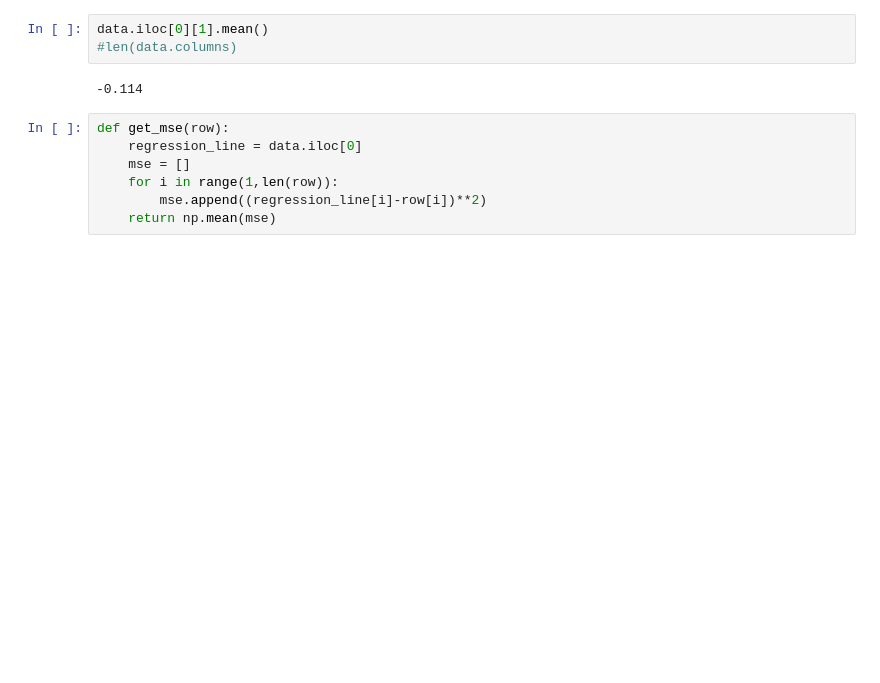
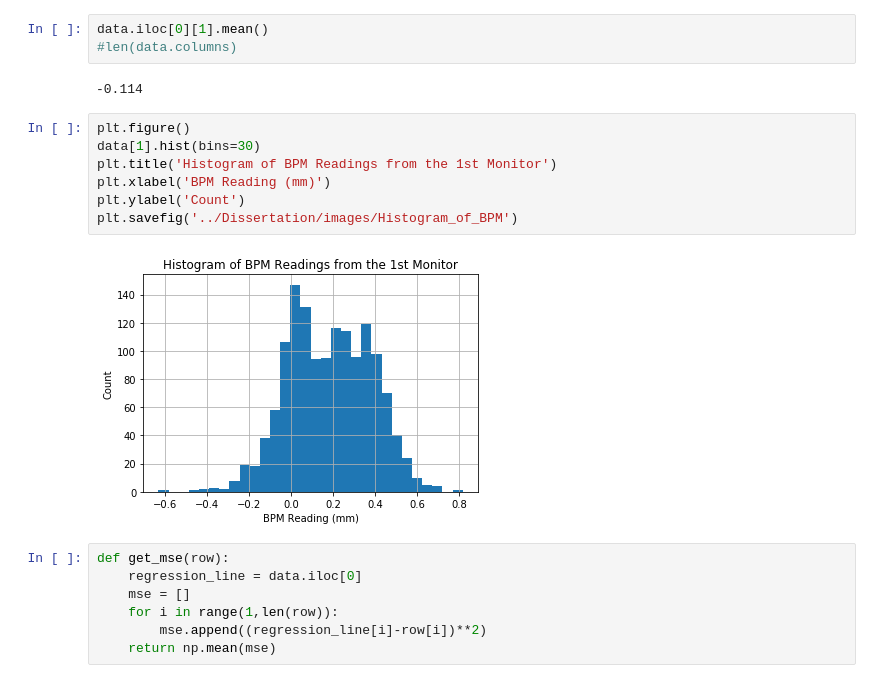
Before and after one commit to mfer0010/BscThesis, a Jupyter notebook: Jupyter Notebook Code/07_TL BPM Data.ipynb, the cells around one changed output. Cells and saved outputs as stored; diff of their text form; blank space fills up the shorter version.

Commit message:
Completed First Draft of Data Analysis Section

```diff
--- a/Jupyter Notebook Code/07_TL BPM Data.ipynb
+++ b/Jupyter Notebook Code/07_TL BPM Data.ipynb
@@ -70,6 +70,15 @@ data.iloc[0][1].mean()
 #len(data.columns)
 # %% [output]
 -0.114
+# %%
+plt.figure()
+data[1].hist(bins=30)
+plt.title('Histogram of BPM Readings from the 1st Monitor')
+plt.xlabel('BPM Reading (mm)')
+plt.ylabel('Count')
+plt.savefig('../Dissertation/images/Histogram_of_BPM')
+# %% [output]
+[figure, added]
 # %%
 def get_mse(row):
     regression_line = data.iloc[0]
```
Also changed, not shown: 17 other files.
